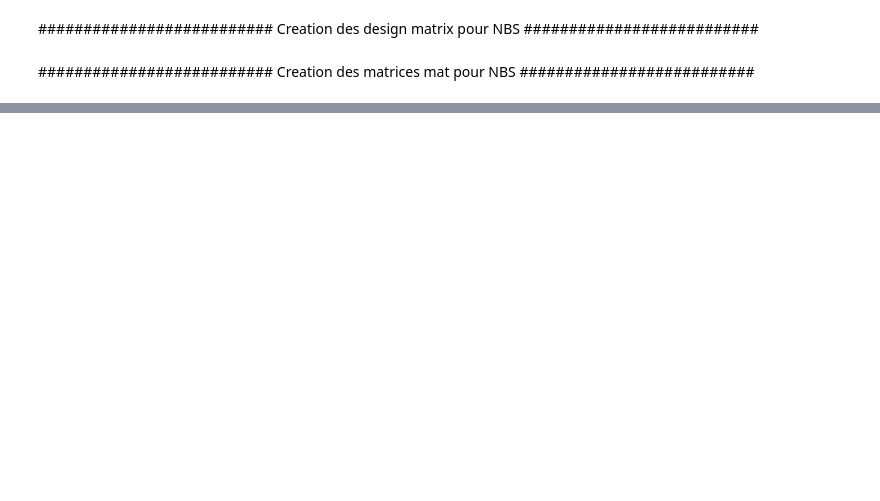
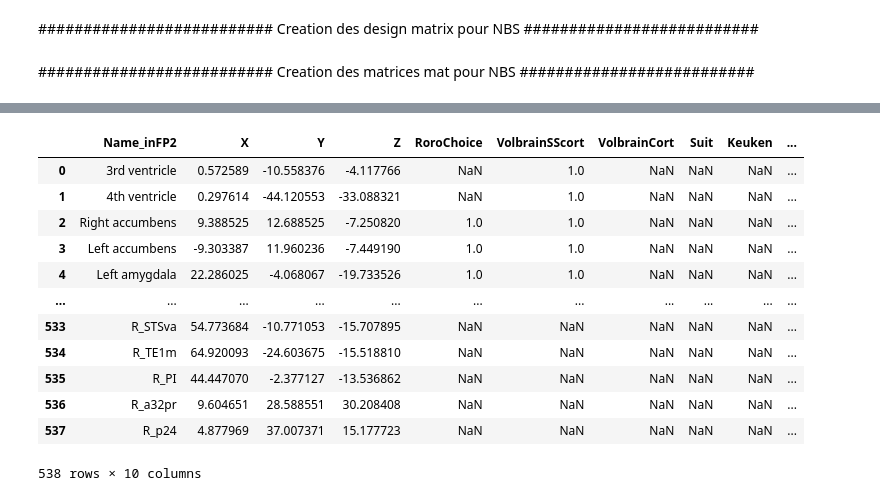
Before and after one commit to RomainViardLille/LiiFE, a Jupyter notebook: PACTE1.ipynb, the cells around one changed output, grey strips where cells are left out. Cells and saved outputs as stored; diff of their text form; code cells hidden in the pictures; blank space fills up the shorter version.

```diff
--- a/PACTE1.ipynb
+++ b/PACTE1.ipynb
@@ -592,0 +715,17 @@ Reading file: /NAS/dumbo/protocoles/PACTE1/data/bids/derivatives_v2.0/NBS/sub-04
+# %%
+df_roi = pd.read_csv(os.path.join(BIDS_PATH,'derivatives_v2.0','NBS','Coord_ROI_atlas_inMNI.csv'))
+df_roi
+# %% [output]
+|  | Name_inFP2 | X | Y | Z | RoroChoice | VolbrainSScort | VolbrainCort | Suit | Keuken | ... |
+| 0 | 3rd ventricle | 0.572589 | -10.558376 | -4.117766 | NaN | 1.0 | NaN | NaN | NaN | ... |
+| 1 | 4th ventricle | 0.297614 | -44.120553 | -33.088321 | NaN | 1.0 | NaN | NaN | NaN | ... |
+| 2 | Right accumbens | 9.388525 | 12.688525 | -7.250820 | 1.0 | 1.0 | NaN | NaN | NaN | ... |
+| 3 | Left accumbens | -9.303387 | 11.960236 | -7.449190 | 1.0 | 1.0 | NaN | NaN | NaN | ... |
+| 4 | Left amygdala | 22.286025 | -4.068067 | -19.733526 | 1.0 | 1.0 | NaN | NaN | NaN | ... |
+| ... | ... | ... | ... | ... | ... | ... | ... | ... | ... | ... |
+| 533 | R_STSva | 54.773684 | -10.771053 | -15.707895 | NaN | NaN | NaN | NaN | NaN | ... |
+| 534 | R_TE1m | 64.920093 | -24.603675 | -15.518810 | NaN | NaN | NaN | NaN | NaN | ... |
+| 535 | R_PI | 44.447070 | -2.377127 | -13.536862 | NaN | NaN | NaN | NaN | NaN | ... |
+| 536 | R_a32pr | 9.604651 | 28.588551 | 30.208408 | NaN | NaN | NaN | NaN | NaN | ... |
+| 537 | R_p24 | 4.877969 | 37.007371 | 15.177723 | NaN | NaN | NaN | NaN | NaN | ... |
+538 rows × 10 columns
```
Also changed, not shown: parts of 7 cells of this notebook.
